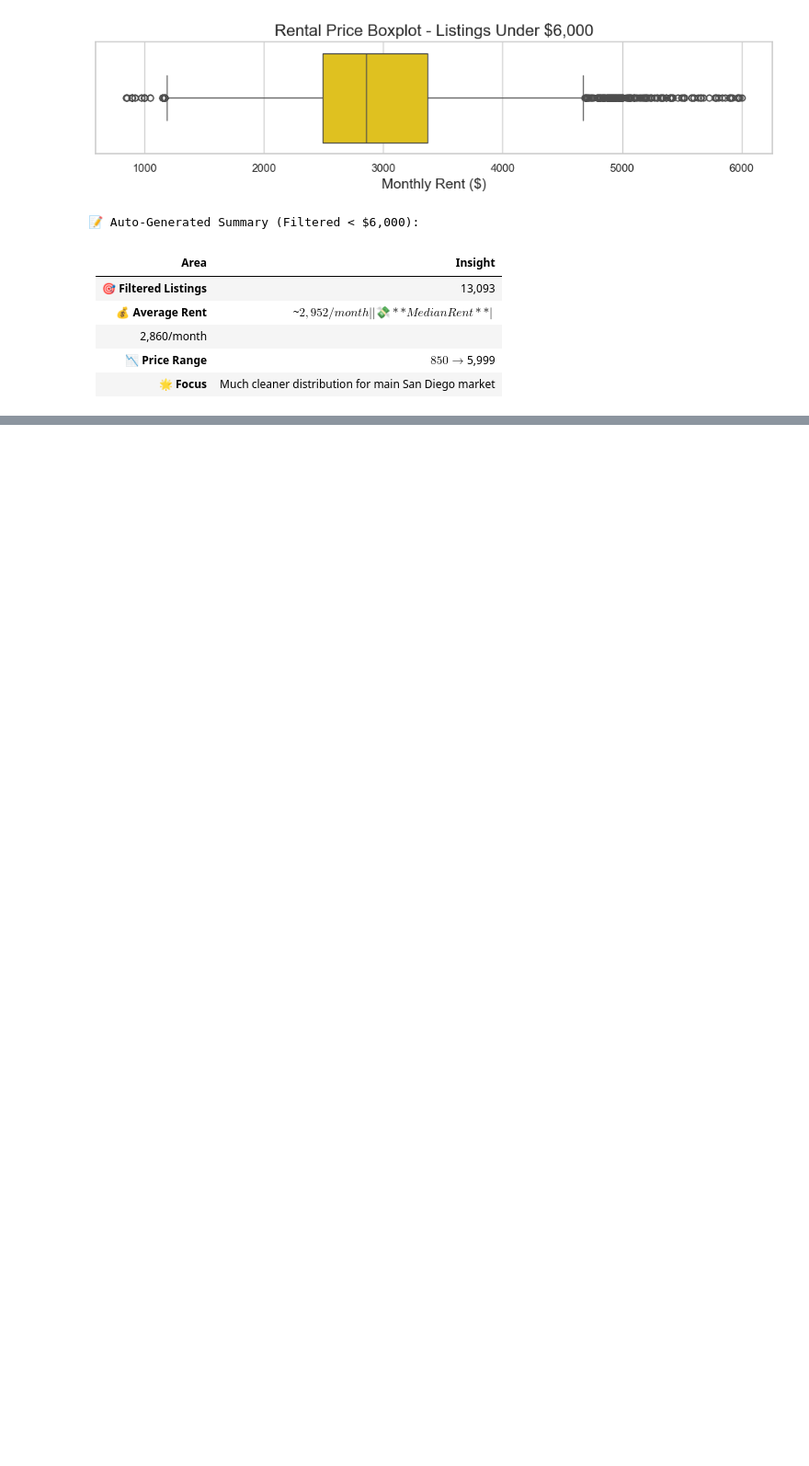
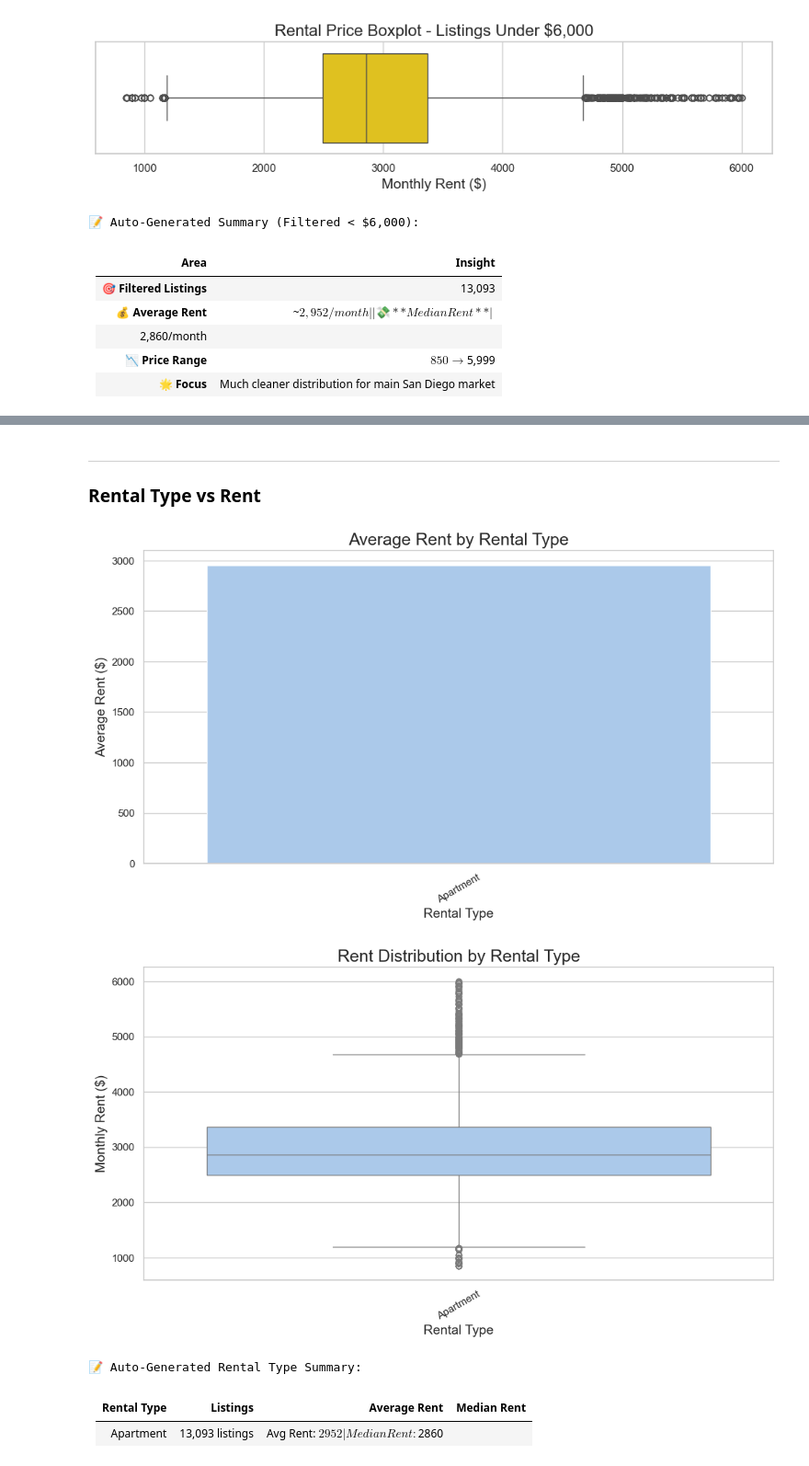
Before and after one commit to JTMarcu/rental_price, a Jupyter notebook: rental_analysis.ipynb, the cells around one changed output, grey strips where cells are left out. Shown at 92% size. Cells and saved outputs as stored; diff of their text form; code cells hidden in the pictures; blank space fills up the shorter version.

```diff
--- a/rental_analysis.ipynb
+++ b/rental_analysis.ipynb
@@ -312,0 +374,53 @@ display(Markdown(summary_table_filtered))
+# %% [markdown]
+---
+### Rental Type vs Rent
+# %%
+# 🏡 Rental Type vs. Rent Analysis
+
+# 1. Summary Table by Rental Type
+rentaltype_summary = df_clean_filtered.groupby('RentalType')['Price'].agg(['count', 'mean', 'median']).reset_index()
+rentaltype_summary.columns = ['RentalType', 'Listings', 'AvgRent', 'MedianRent']
+rentaltype_summary = rentaltype_summary.sort_values('AvgRent')
+
+# 2. Bar Plot: Avg Rent by Rental Type (Warning-Free)
+plt.figure(figsize=(12,6))
+sns.barplot(data=rentaltype_summary, x='RentalType', y='AvgRent', hue='RentalType', palette='pastel', legend=False)
+plt.title('Average Rent by Rental Type', fontsize=18)
+plt.xlabel('Rental Type')
+plt.ylabel('Average Rent ($)')
+plt.xticks(rotation=30)
+plt.show()
+
+# 3. Boxplot: Rent Distribution by Rental Type
+plt.figure(figsize=(12,6))
+sns.boxplot(data=df_clean_filtered, x='RentalType', y='Price', hue='RentalType', palette='pastel', legend=False)
+plt.title('Rent Distribution by Rental Type', fontsize=18)
+plt.xlabel('Rental Type')
+plt.ylabel('Monthly Rent ($)')
+plt.xticks(rotation=30)
+plt.show()
+
+# 4. Auto-Generated Markdown Summary
+summary_rows = []
+for _, row in rentaltype_summary.iterrows():
+    summary_rows.append(f"| {row['RentalType']} | {int(row['Listings']):,} listings | Avg Rent: ${row['AvgRent']:.0f} | Median Rent: ${row['MedianRent']:.0f} |")
+
+rentaltype_summary_table = "\n".join(summary_rows)
+
+full_rentaltype_summary = f"""
+| Rental Type | Listings | Average Rent | Median Rent |
+|:---|:---|:---|:---|
+{rentaltype_summary_table}
+"""
+
+print("\n📝 Auto-Generated Rental Type Summary:")
+from IPython.display import Markdown, display
+display(Markdown(full_rentaltype_summary))
+# %% [output]
+[figure, added]
+[figure, added]
+📝 Auto-Generated Rental Type Summary:
+
+| Rental Type | Listings | Average Rent | Median Rent |
+|:---|:---|:---|:---|
+| Apartment | 13,093 listings | Avg Rent: $2952 | Median Rent: $2860 |
```
Also changed, not shown: parts of 18 cells of this notebook.
